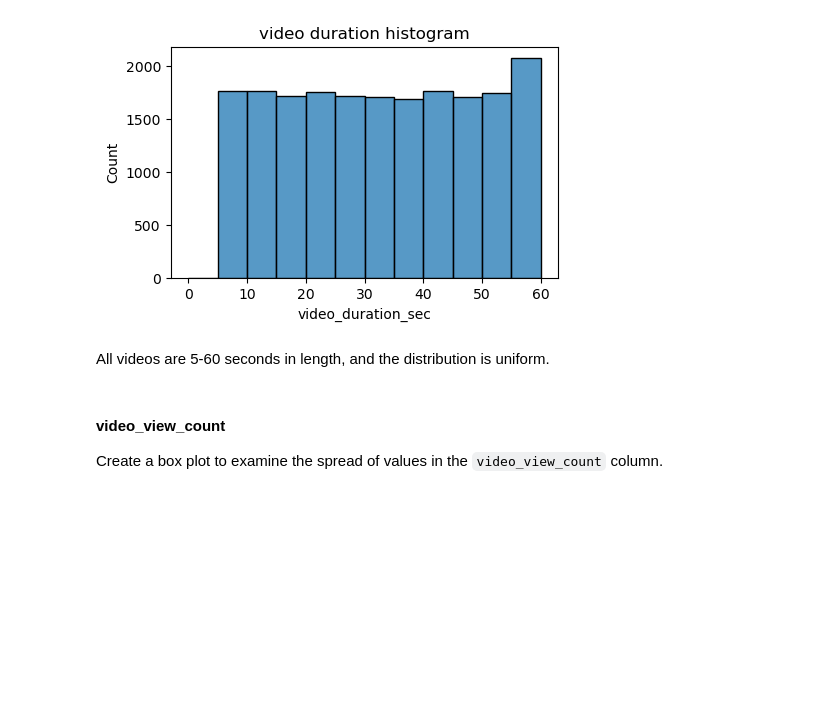
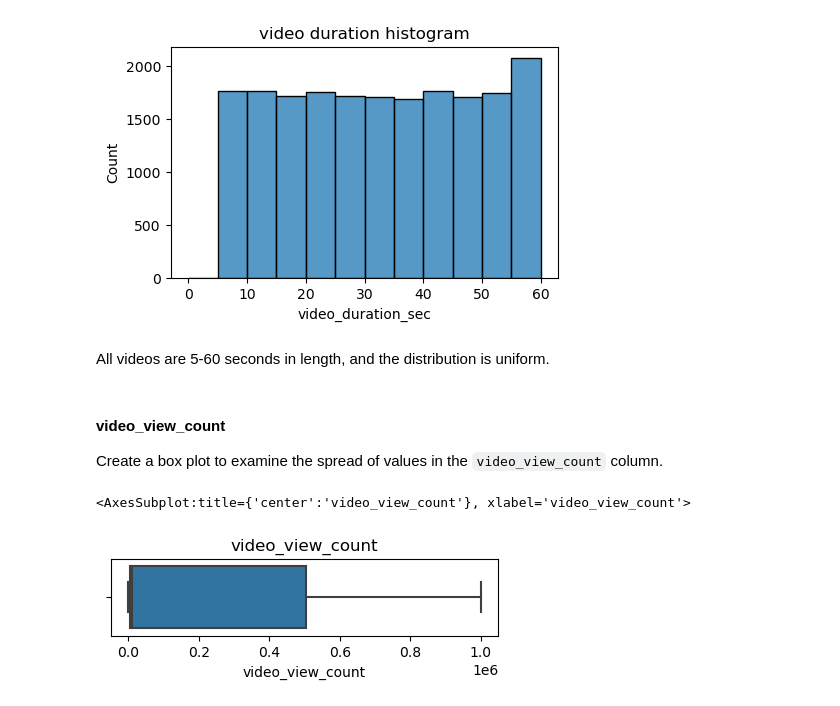
Before and after one commit to Donny-Luo/DataAnalysis, a Jupyter notebook: DataAnalysis/Dataset_from_TikTok/Tik Tok Analysis.ipynb, the cells around one changed output. Drawn from its saved outputs; the diff is of its cells as text; code cells hidden in the pictures; blank space fills up the shorter version.

```diff
--- a/DataAnalysis/Dataset_from_TikTok/Tik Tok Analysis.ipynb
+++ b/DataAnalysis/Dataset_from_TikTok/Tik Tok Analysis.ipynb
@@ -348,3 +348,11 @@ All videos are 5-60 seconds in length, and the distribution is uniform.
 #### **video_view_count**
 
 Create a box plot to examine the spread of values in the `video_view_count` column.
+# %%
+# Creating a boxplot to visualize distribution of `video_view_count`
+plt.figure(figsize=(5, 1))
+plt.title('video_view_count')
+sns.boxplot(x=data['video_view_count'])
+# %% [output]
+<AxesSubplot:title={'center':'video_view_count'}, xlabel='video_view_count'>
+[figure, added]
```
Also changed, not shown: parts of 1 cell of this notebook.
